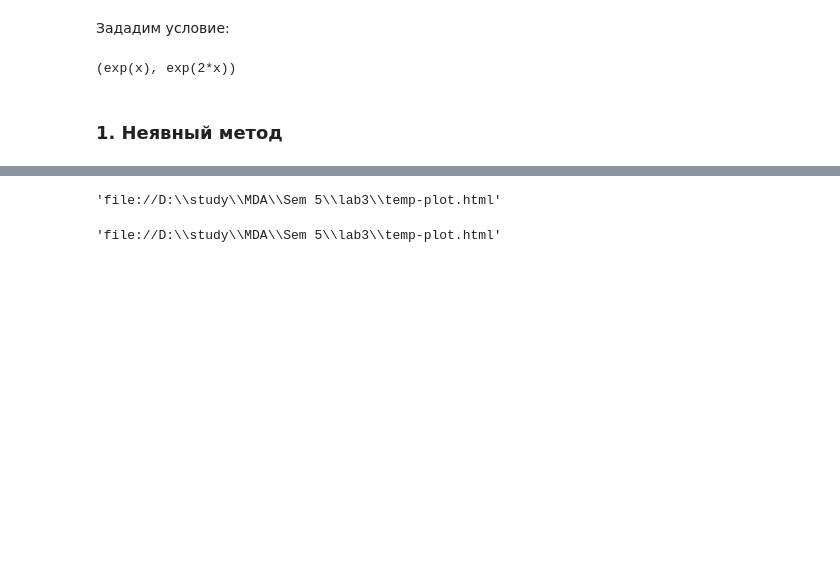
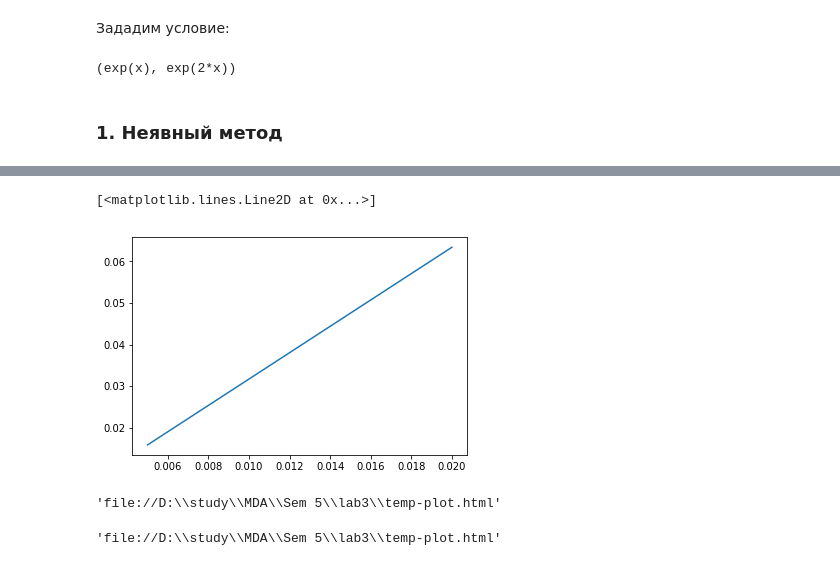
Before and after one commit to andrew-kulikov/digital-analysis, a Jupyter notebook: Sem 5/lab3/Lab3.ipynb, the cells around one changed output, grey strips where cells are left out. Saved outputs shown, nothing was run; the diff lists cells and outputs as text; code cells hidden in the pictures; blank space fills up the shorter version.

```diff
--- a/Sem 5/lab3/Lab3.ipynb
+++ b/Sem 5/lab3/Lab3.ipynb
@@ -650,3 +660,8 @@ plt.show()
+# %%
+plt.plot(hhh[:-1], errors)
+# %% [output]
+[<matplotlib.lines.Line2D at 0x...>]
+[figure, added]
 # %%
 import plotly.plotly as py
 import plotly.graph_objs as go
```
Also changed, not shown: parts of 5 cells of this notebook, 6 other files.
